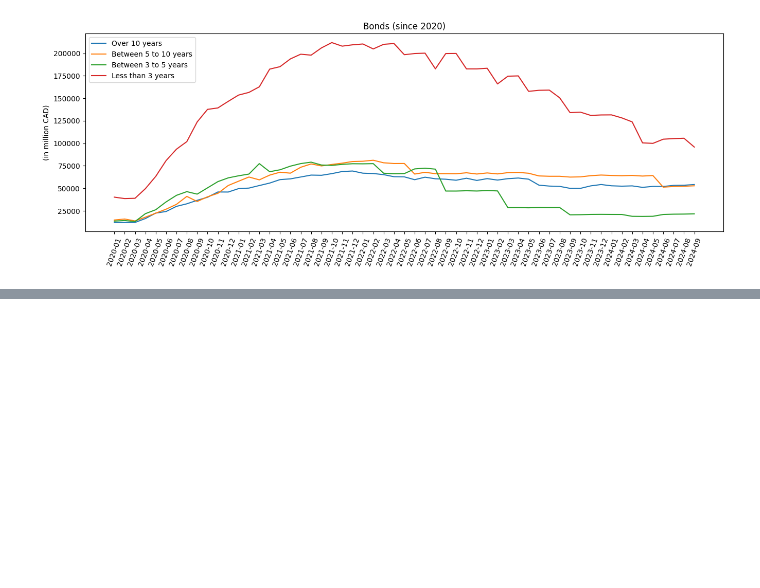
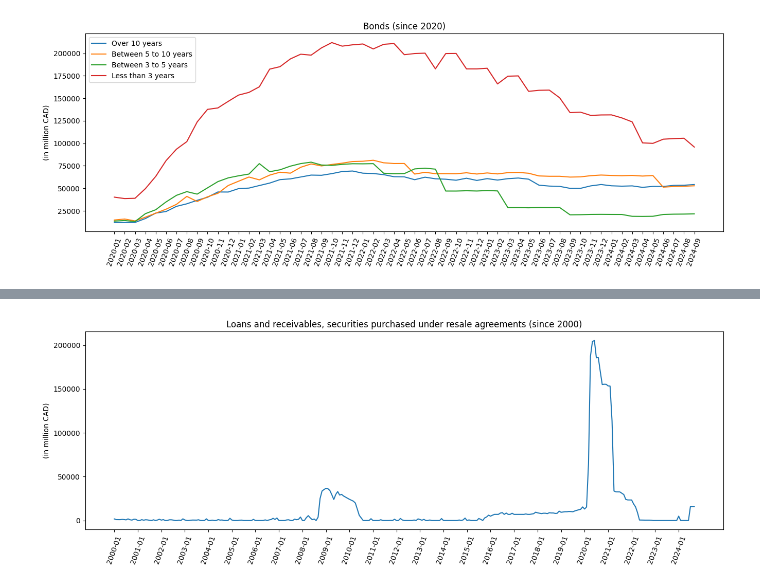
Before and after one commit to vanshuwjoshi/Bank-of-Canada-Assets-and-Liabilities, a Jupyter notebook: data_eda.ipynb, the cells around one changed output, grey strips where cells are left out. Saved outputs shown, nothing was run; the diff lists cells and outputs as text; code cells hidden in the pictures; blank space fills up the shorter version.

```diff
--- a/data_eda.ipynb
+++ b/data_eda.ipynb
@@ -245,0 +250,4 @@ plt.show()
+# %%
+plot_data("Loans and receivables, securities purchased under resale agreements")
+# %% [output]
+[figure, added]
```
Also changed, not shown: parts of 6 cells of this notebook.
